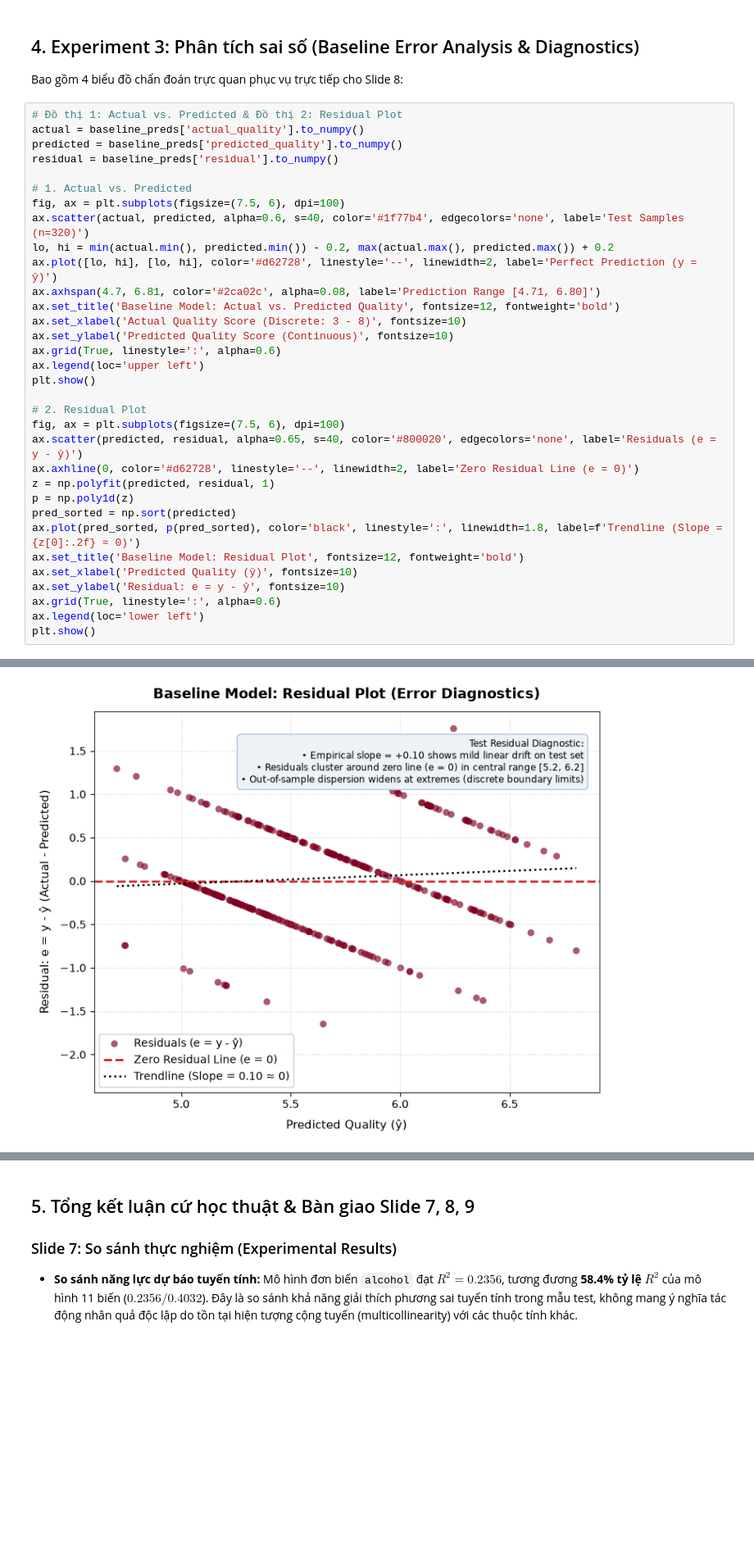
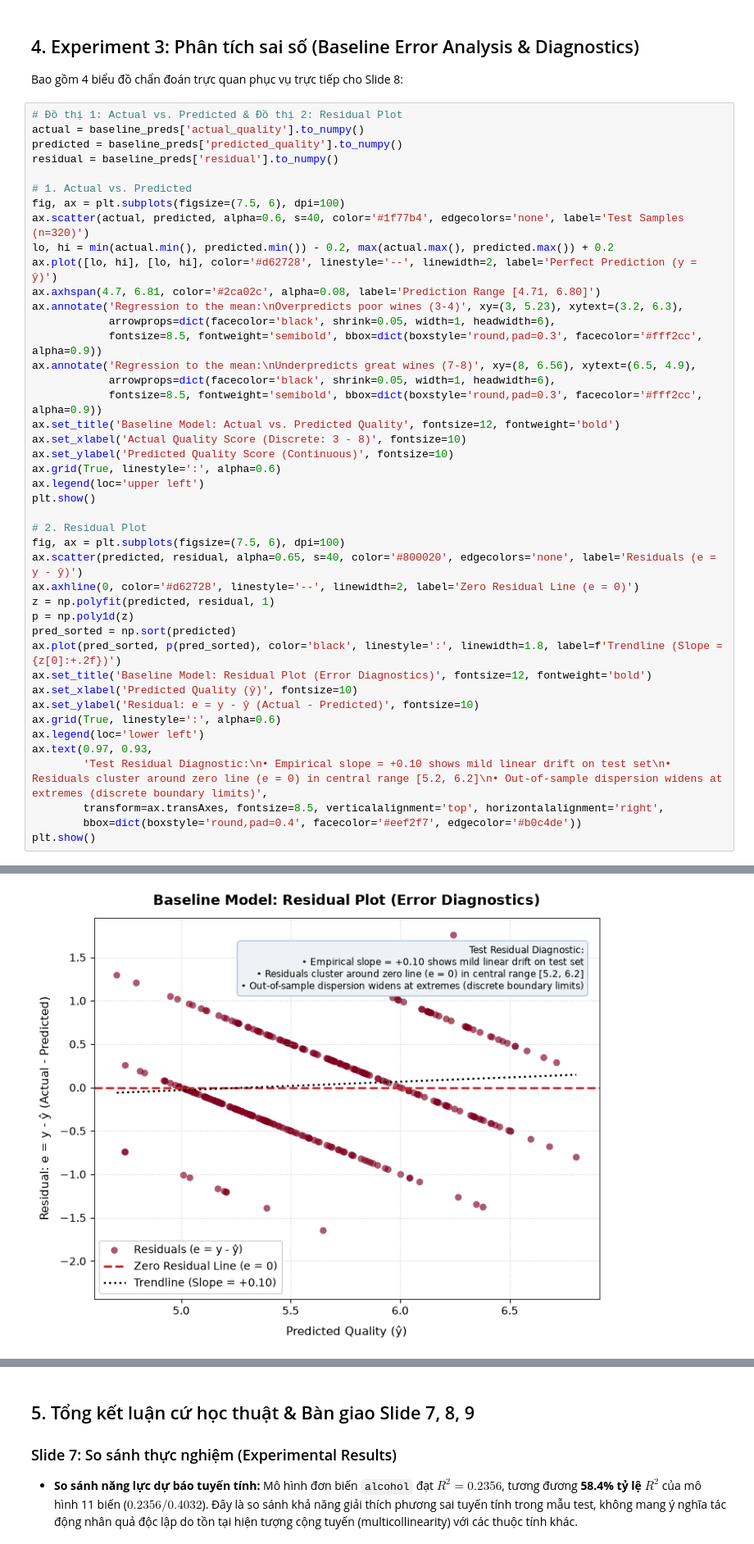
Before and after one commit to khoada2007-dot/-MAI391-Wine-Quality-Prediction, a Jupyter notebook: notebooks/Thu_Experiments.ipynb, the cells around one changed output, grey strips where cells are left out. Shown at 82% size. Cells and saved outputs as stored; diff of their text form; blank space fills up the shorter version.

Commit message:
fix(experiments): synchronize notebook source code, standardize delta metric sign, and eliminate baseline refit

```diff
--- a/notebooks/Thu_Experiments.ipynb
+++ b/notebooks/Thu_Experiments.ipynb
@@ -135,37 +135,47 @@ Bao gồm 4 biểu đồ chẩn đoán trực quan phục vụ trực tiếp cho
 actual = baseline_preds['actual_quality'].to_numpy()
 predicted = baseline_preds['predicted_quality'].to_numpy()
 residual = baseline_preds['residual'].to_numpy()
 
 # 1. Actual vs. Predicted
 fig, ax = plt.subplots(figsize=(7.5, 6), dpi=100)
 ax.scatter(actual, predicted, alpha=0.6, s=40, color='#1f77b4', edgecolors='none', label='Test Samples (n=320)')
 lo, hi = min(actual.min(), predicted.min()) - 0.2, max(actual.max(), predicted.max()) + 0.2
 ax.plot([lo, hi], [lo, hi], color='#d62728', linestyle='--', linewidth=2, label='Perfect Prediction (y = ŷ)')
 ax.axhspan(4.7, 6.81, color='#2ca02c', alpha=0.08, label='Prediction Range [4.71, 6.80]')
+ax.annotate('Regression to the mean:\nOverpredicts poor wines (3-4)', xy=(3, 5.23), xytext=(3.2, 6.3),
+            arrowprops=dict(facecolor='black', shrink=0.05, width=1, headwidth=6),
+            fontsize=8.5, fontweight='semibold', bbox=dict(boxstyle='round,pad=0.3', facecolor='#fff2cc', alpha=0.9))
+ax.annotate('Regression to the mean:\nUnderpredicts great wines (7-8)', xy=(8, 6.56), xytext=(6.5, 4.9),
+            arrowprops=dict(facecolor='black', shrink=0.05, width=1, headwidth=6),
+            fontsize=8.5, fontweight='semibold', bbox=dict(boxstyle='round,pad=0.3', facecolor='#fff2cc', alpha=0.9))
 ax.set_title('Baseline Model: Actual vs. Predicted Quality', fontsize=12, fontweight='bold')
 ax.set_xlabel('Actual Quality Score (Discrete: 3 - 8)', fontsize=10)
 ax.set_ylabel('Predicted Quality Score (Continuous)', fontsize=10)
 ax.grid(True, linestyle=':', alpha=0.6)
 ax.legend(loc='upper left')
 plt.show()
 
 # 2. Residual Plot
 fig, ax = plt.subplots(figsize=(7.5, 6), dpi=100)
 ax.scatter(predicted, residual, alpha=0.65, s=40, color='#800020', edgecolors='none', label='Residuals (e = y - ŷ)')
 ax.axhline(0, color='#d62728', linestyle='--', linewidth=2, label='Zero Residual Line (e = 0)')
 z = np.polyfit(predicted, residual, 1)
 p = np.poly1d(z)
 pred_sorted = np.sort(predicted)
-ax.plot(pred_sorted, p(pred_sorted), color='black', linestyle=':', linewidth=1.8, label=f'Trendline (Slope = {z[0]:.2f} ≈ 0)')
-ax.set_title('Baseline Model: Residual Plot', fontsize=12, fontweight='bold')
+ax.plot(pred_sorted, p(pred_sorted), color='black', linestyle=':', linewidth=1.8, label=f'Trendline (Slope = {z[0]:+.2f})')
+ax.set_title('Baseline Model: Residual Plot (Error Diagnostics)', fontsize=12, fontweight='bold')
 ax.set_xlabel('Predicted Quality (ŷ)', fontsize=10)
-ax.set_ylabel('Residual: e = y - ŷ', fontsize=10)
+ax.set_ylabel('Residual: e = y - ŷ (Actual - Predicted)', fontsize=10)
 ax.grid(True, linestyle=':', alpha=0.6)
 ax.legend(loc='lower left')
+ax.text(0.97, 0.93,
+        'Test Residual Diagnostic:\n• Empirical slope = +0.10 shows mild linear drift on test set\n• Residuals cluster around zero line (e = 0) in central range [5.2, 6.2]\n• Out-of-sample dispersion widens at extremes (discrete boundary limits)',
+        transform=ax.transAxes, fontsize=8.5, verticalalignment='top', horizontalalignment='right',
+        bbox=dict(boxstyle='round,pad=0.4', facecolor='#eef2f7', edgecolor='#b0c4de'))
 plt.show()
 # %% [output]
 [figure]
-[figure, old version]
+[figure, new version]
 # %%
 # Đồ thị 3: Phân phối phần dư & Đồ thị 4: Sai số theo phân lớp
 
```
Also changed, not shown: parts of 3 cells of this notebook, 5 other files.
